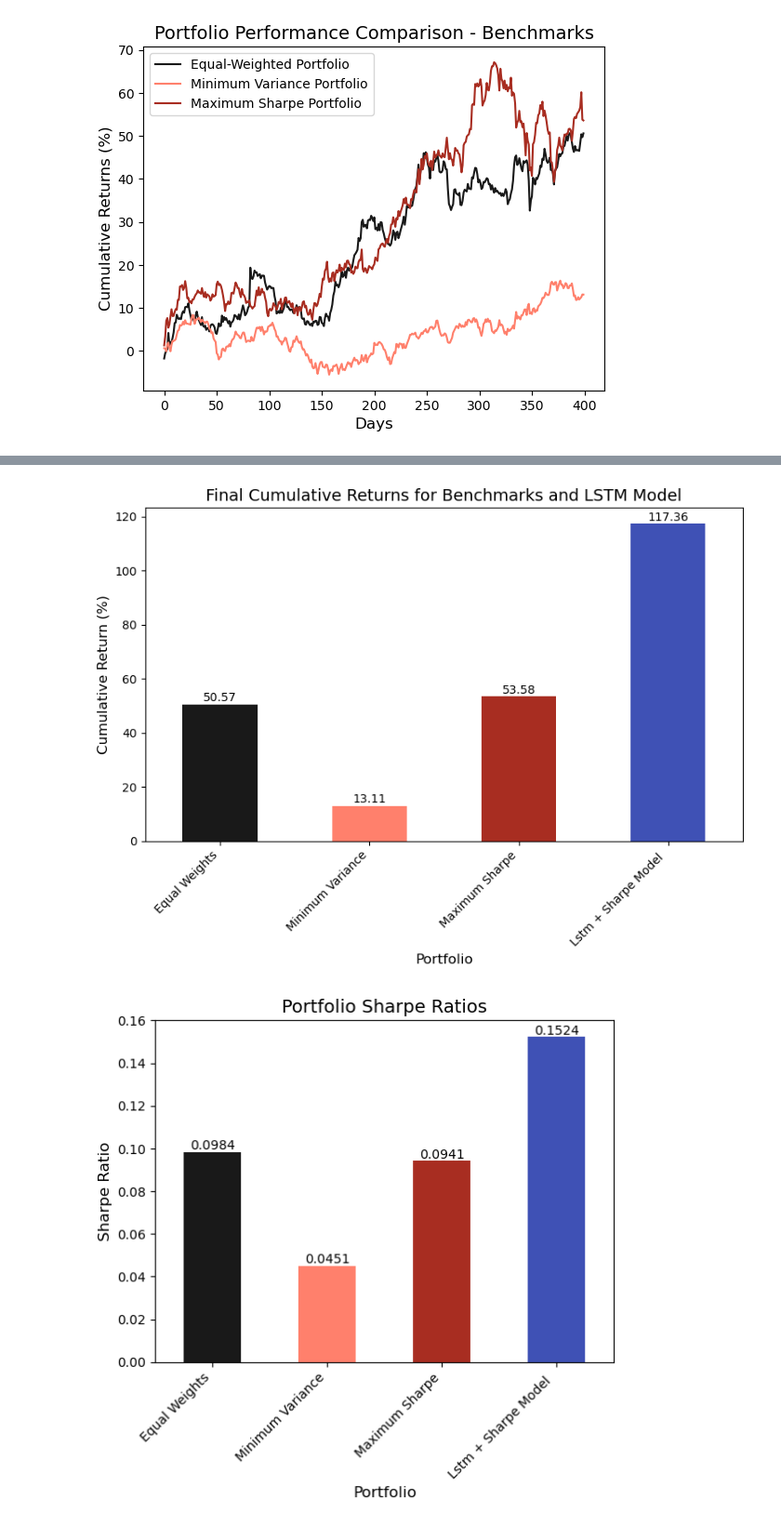
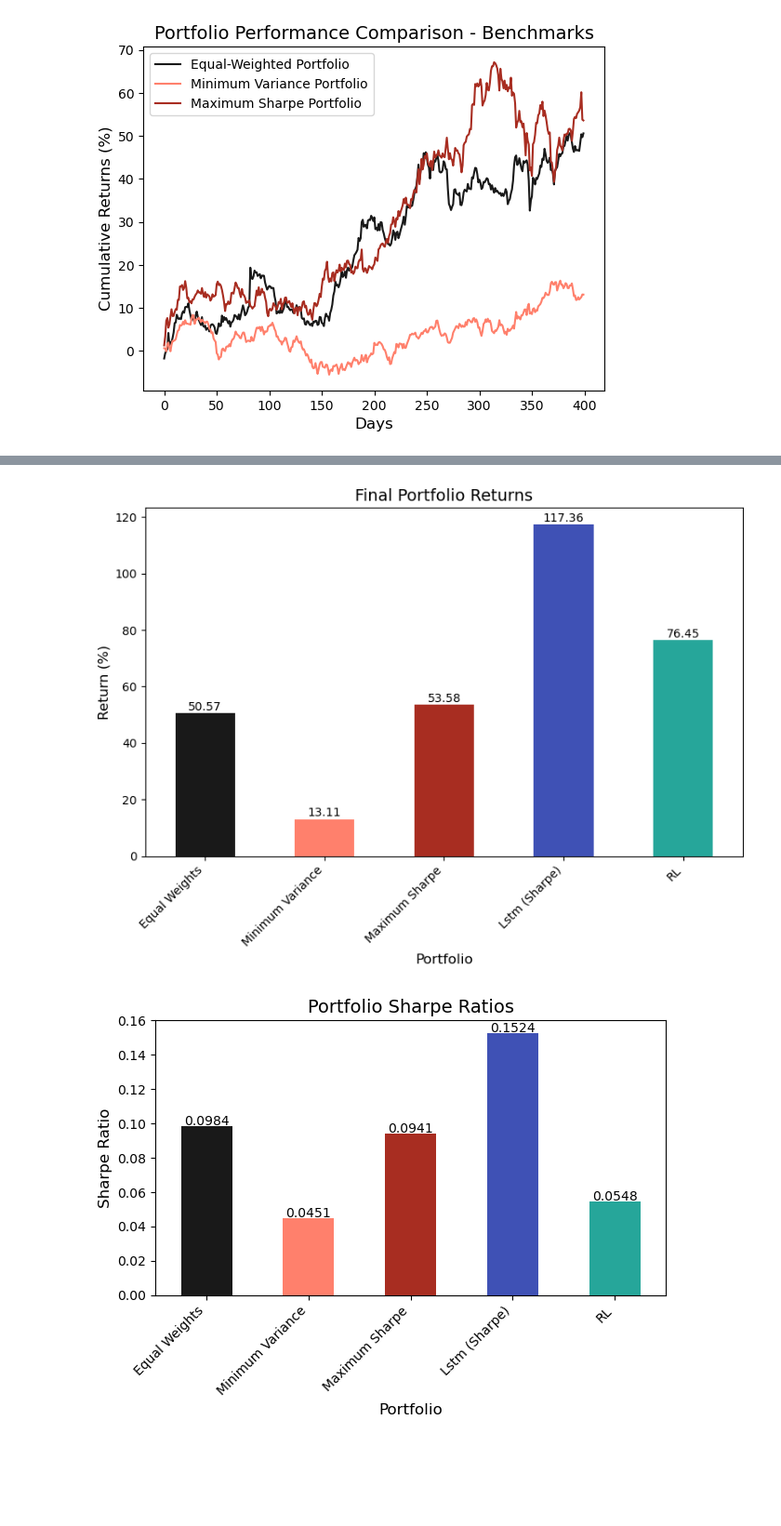
Before and after one commit to njh18/qf634-quant-research-methods, a Jupyter notebook: main.ipynb, the cells around one changed output, grey strips where cells are left out. Shown at 93% size. Saved outputs shown, nothing was run; the diff lists cells and outputs as text; code cells hidden in the pictures; blank space fills up the shorter version.

```diff
--- a/main.ipynb
+++ b/main.ipynb
@@ -200,6 +275,8 @@ plt.legend(fontsize=10)
 plt.show()
 # %% [output]
 [figure]
+# %%
+rl_model_daily_returns = [x*100 for x in performance_rl.portfolio_returns]
 # %%
 plt.figure()
 plt.xlabel("Days", fontsize=12)
@@ -217,14 +296,11 @@ plt.show()
 # %%
-weights_lstm
-weights_maxsharpe
-
 new_dict = {}
 
 for i, stock in enumerate(asset_list):
     new_dict.update({
         stock: {
-            "LSTM": weights_lstm[0][i],
-            "Max Sharpe": weights_maxsharpe[0][i]
+            "LSTM":weights_df["LSTM"][i],
+            "Max Sharpe": weights_df["Max Sharpe"][i]
         }
     })
 
@@ -264,8 +340,13 @@ maxsharpe_method_stats["Name"] = "Maximum Sharpe"
 results.append(maxsharpe_method_stats)
 
 lstm_model_stats = get_stats(lstm_method_daily_returns)
-lstm_model_stats["Name"] = "Lstm + Sharpe Model "
+lstm_model_stats["Name"] = "Lstm (Sharpe)"
 results.append(lstm_model_stats)
+
+rl_model_stats = get_stats(rl_model_daily_returns)
+rl_model_stats["Name"] = "RL"
+results.append(rl_model_stats)
+
 
 
 stats = pd.DataFrame(results).set_index("Name")
@@ -284,10 +367,10 @@ UPDATED returns
 # %%
-all_model_colors = [equal_weights_color, min_var_color,max_sharpe_ratio_color,lstm_color]
+all_model_colors = [equal_weights_color, min_var_color,max_sharpe_ratio_color,lstm_color, rl_color]
 stats["Cumulative Return"].plot(kind='bar', figsize=(8, 6), color=all_model_colors)
 
 plt.xlabel('Portfolio', fontsize=12)
-plt.ylabel('Cumulative Return (%)', fontsize=12)
-plt.title('Final Cumulative Returns for Benchmarks and LSTM Model', fontsize=14)
+plt.ylabel('Return (%)', fontsize=12)
+plt.title('Final Portfolio Returns', fontsize=14)
 plt.xticks(rotation=45, ha='right')
 
 for i, v in enumerate(stats["Cumulative Return"]):
@@ -296,22 +379,22 @@ for i, v in enumerate(stats["Cumulative Return"]):
 plt.tight_layout()
 plt.show()
 # %% [output]
-[figure, old version]
+[figure, new version]
 # %%
 stats["Sharpe Ratio"].plot(kind='bar',color=all_model_colors)
 
 
 plt.xlabel('Portfolio', fontsize=12)
 plt.ylabel('Sharpe Ratio', fontsize=12)
 plt.title('Portfolio Sharpe Ratios', fontsize=14)
 plt.xticks(rotation=45, ha='right')
 
 for i, v in enumerate(stats["Sharpe Ratio"]):
-    plt.text(i, v + 0.001, f"{v:.4f}", ha='center', fontsize=10)
-
+    plt.text(i, v+0.0005, f"{v:.4f}", ha='center', fontsize=10)
+plt.tight_layout()
 plt.show()
 # %% [output]
-[figure, old version]
+[figure, new version]
 # %%
 drawdown_updated = stats["Maximum Drawdown"] * 100
 drawdown_updated.plot(kind='bar',color=all_model_colors)
```
Also changed, not shown: parts of 18 cells of this notebook, 24 other files.
